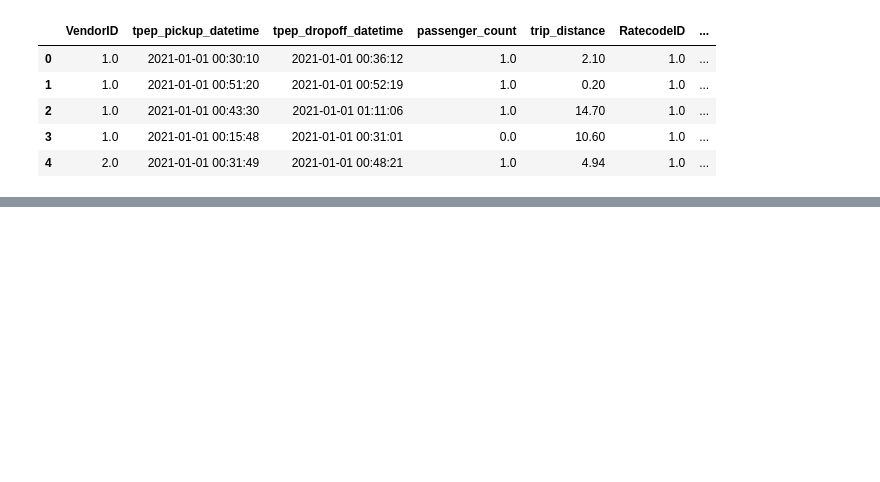
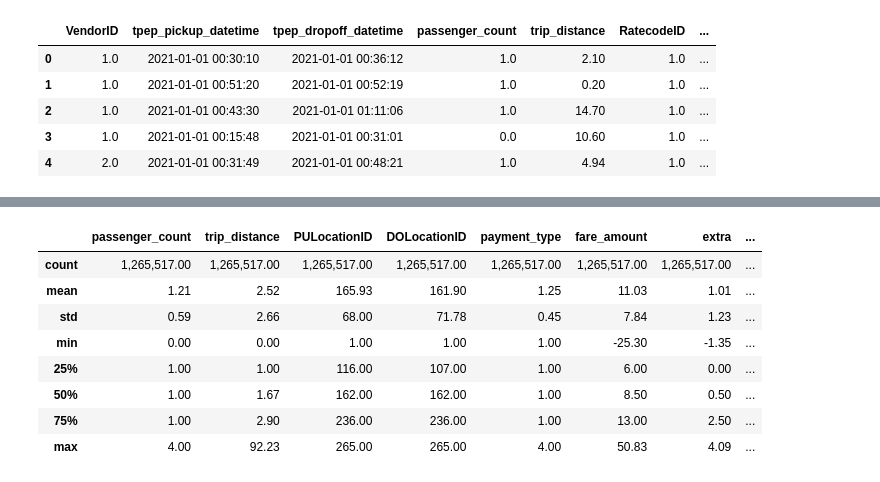
Before and after one commit to Dimasega18/DE-Zoomcamp, a Jupyter notebook: week_1/notebooks/data_clean.ipynb, the cells around one changed output, grey strips where cells are left out. Cells and saved outputs as stored; diff of their text form; code cells hidden in the pictures; blank space fills up the shorter version.

```diff
--- a/week_1/notebooks/data_clean.ipynb
+++ b/week_1/notebooks/data_clean.ipynb
@@ -109,0 +110,27 @@ df.to_csv("../data/yellow_tripdata_2021_cleaned.csv",index=False)
+# %%
+## Remove Outliers
+
+def detect_outliers(df, threshold=3):
+    mean_vals = df.mean()
+    std_vals = df.std()
+
+    z_scores = (df - mean_vals) / std_vals
+    return abs(z_scores) > threshold
+
+numeric_df = df.loc[:,['passenger_count','trip_distance','fare_amount','extra','mta_tax','tip_amount','total_amount','congestion_surcharge']]
+
+outliers_mask = detect_outliers(numeric_df, threshold=3)
+
+df_clean = df[~outliers_mask.any(axis=1)]
+
+df_clean.describe()
+# %% [output]
+|  | passenger_count | trip_distance | PULocationID | DOLocationID | payment_type | fare_amount | extra | ... |
+| count | 1,265,517.00 | 1,265,517.00 | 1,265,517.00 | 1,265,517.00 | 1,265,517.00 | 1,265,517.00 | 1,265,517.00 | ... |
+| mean | 1.21 | 2.52 | 165.93 | 161.90 | 1.25 | 11.03 | 1.01 | ... |
+| std | 0.59 | 2.66 | 68.00 | 71.78 | 0.45 | 7.84 | 1.23 | ... |
+| min | 0.00 | 0.00 | 1.00 | 1.00 | 1.00 | -25.30 | -1.35 | ... |
+| 25% | 1.00 | 1.00 | 116.00 | 107.00 | 1.00 | 6.00 | 0.00 | ... |
+| 50% | 1.00 | 1.67 | 162.00 | 162.00 | 1.00 | 8.50 | 0.50 | ... |
+| 75% | 1.00 | 2.90 | 236.00 | 236.00 | 1.00 | 13.00 | 2.50 | ... |
+| max | 4.00 | 92.23 | 265.00 | 265.00 | 4.00 | 50.83 | 4.09 | ... |
```
Also changed, not shown: parts of 16 cells of this notebook, 2 other files.
